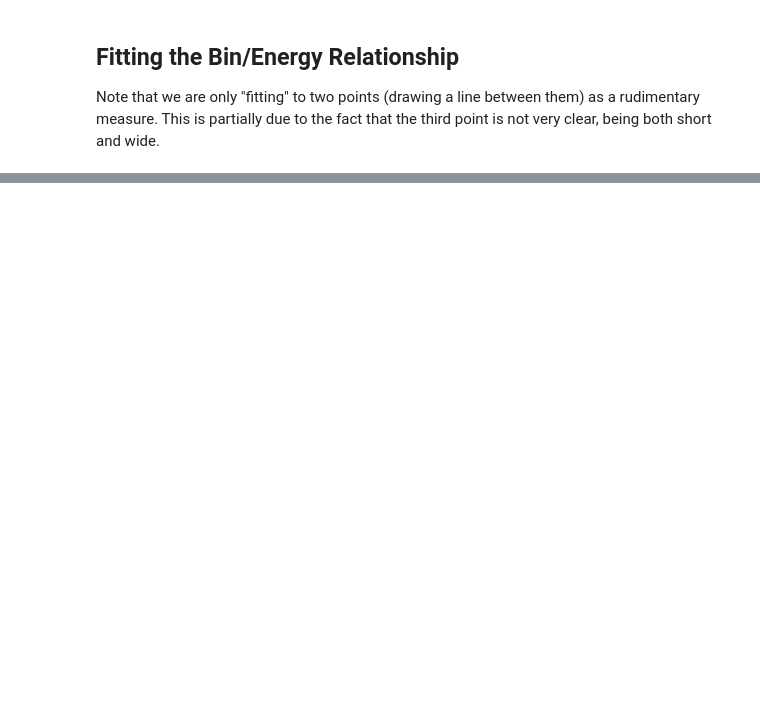
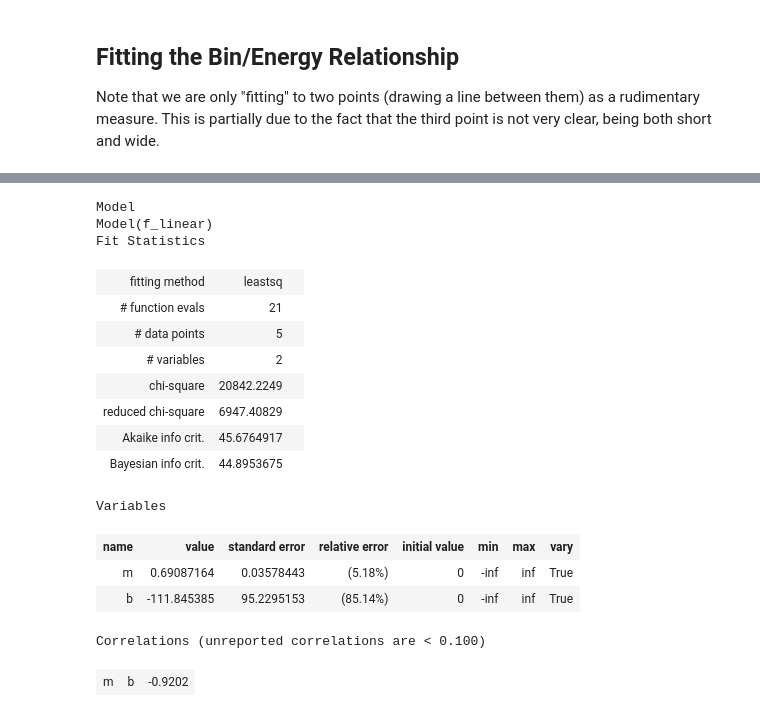
Before and after one commit to villano-lab/R76Firmware, a Jupyter notebook: plots/Bins_vs_Energies_15-07-2022.ipynb, the cells around one changed output, grey strips where cells are left out. Saved outputs shown, nothing was run; the diff lists cells and outputs as text; code cells hidden in the pictures; blank space fills up the shorter version.

```diff
--- a/plots/Bins_vs_Energies_15-07-2022.ipynb
+++ b/plots/Bins_vs_Energies_15-07-2022.ipynb
@@ -271,0 +217,20 @@ l_fit
+# %%
+lin_fit
+# %% [output]
+Model
+Model(f_linear)
+Fit Statistics
+| fitting method | leastsq |  |
+| # function evals | 21 |  |
+| # data points | 5 |  |
+| # variables | 2 |  |
+| chi-square | 20842.2249 |  |
+| reduced chi-square | 6947.40829 |  |
+| Akaike info crit. | 45.6764917 |  |
+| Bayesian info crit. | 44.8953675 |  |
+Variables
+| name | value | standard error | relative error | initial value | min | max | vary |
+| m | 0.69087164 | 0.03578443 | (5.18%) | 0 | -inf | inf | True |
+| b | -111.845385 | 95.2295153 | (85.14%) | 0 | -inf | inf | True |
+Correlations (unreported correlations are < 0.100)
+| m | b | -0.9202 |
```
Also changed, not shown: parts of 14 cells of this notebook, 12 other files.
